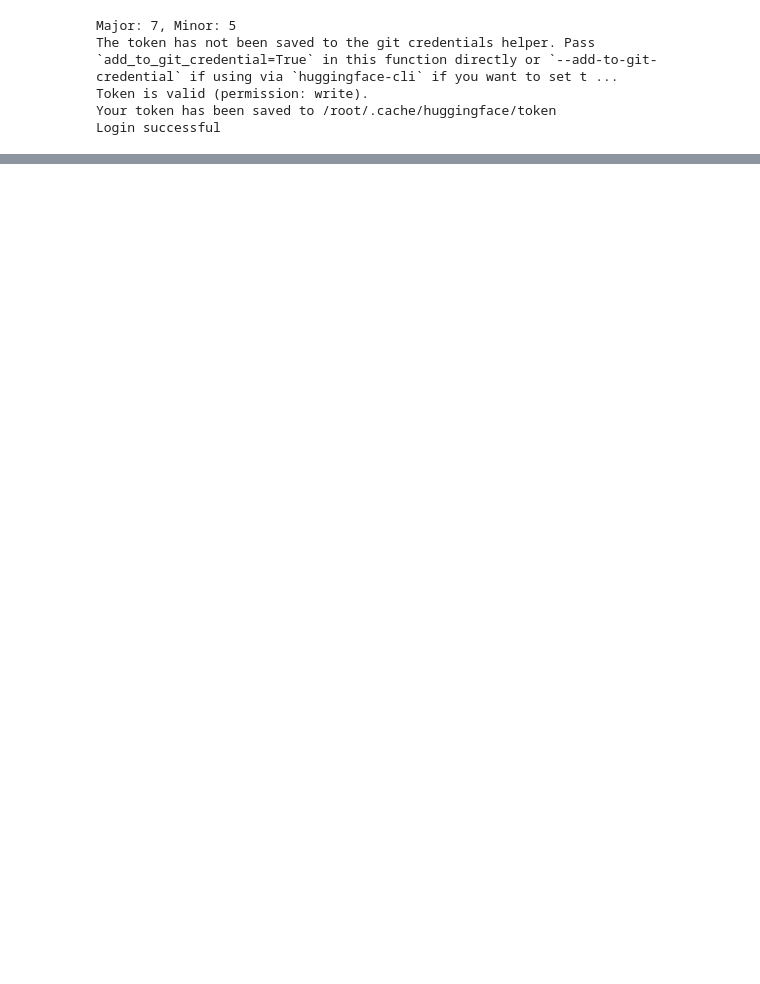
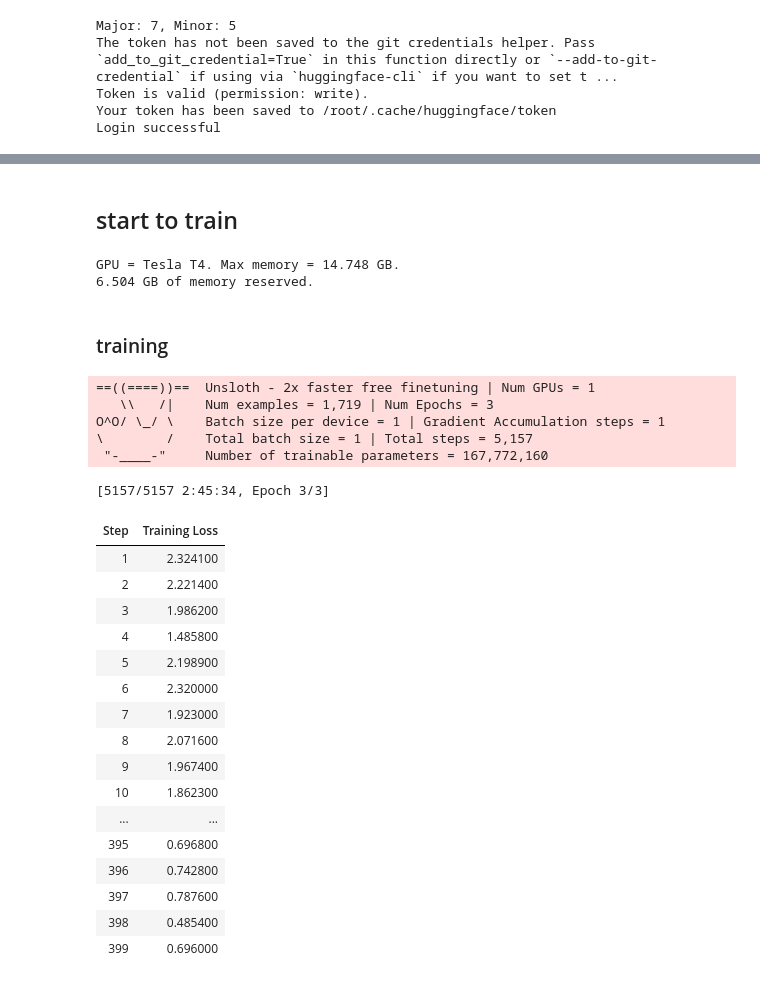
Before and after one commit to zhe0/prac, a Jupyter notebook: finetuning_llama3.1_on_classify_task.ipynb, the cells around one changed output, grey strips where cells are left out. Saved outputs shown, nothing was run; the diff lists cells and outputs as text; code cells hidden in the pictures; blank space fills up the shorter version.

```diff
--- a/finetuning_llama3.1_on_classify_task.ipynb
+++ b/finetuning_llama3.1_on_classify_task.ipynb
@@ -104,0 +1011,76 @@ print(response['message']['content'])
+# %% [markdown]
+## start to train
+# %%
+from trl import SFTTrainer
+from transformers import TrainingArguments
+from unsloth import is_bfloat16_supported
+
+batch_size=1 #size 16 @ rank8 、 size 17 @ rank16 、 size 17 @ rank32  、 size 14 @ rank64
+gradient_accum=1
+lr=1e-5
+packing=True # Can make training 5x faster for short sequences.
+# %%
+trainer = SFTTrainer(
+    model = model,
+    tokenizer = tokenizer,
+    train_dataset = my_dataset,
+    # eval_dataset = my_dataset,
+    dataset_text_field = "text",
+    max_seq_length = max_seq_length,
+    dataset_num_proc = os.cpu_count(),
+    packing = packing,
+    args = TrainingArguments(
+        per_device_train_batch_size = batch_size,
+        gradient_accumulation_steps = gradient_accum,
+        # warmup_steps = 5,
+        num_train_epochs = 3, # Set this for 1 full training run.
+        # max_steps = 60,
+        learning_rate = lr,
+        fp16 = not is_bfloat16_supported(),
+        bf16 = is_bfloat16_supported(),
+        logging_steps = 1,
+        optim = "adamw_8bit",
+        weight_decay = 0.01,
+        lr_scheduler_type = "linear",
+        seed = seed,
+        output_dir = "outputs",
+    ),
+)
+# %%
+#@title Show current memory stats
+gpu_stats = torch.cuda.get_device_properties(0)
+start_gpu_memory = round(torch.cuda.max_memory_reserved() / 1024 / 1024 / 1024, 3)
+max_memory = round(gpu_stats.total_memory / 1024 / 1024 / 1024, 3)
+print(f"GPU = {gpu_stats.name}. Max memory = {max_memory} GB.")
+print(f"{start_gpu_memory} GB of memory reserved.")
+# %% [output]
+GPU = Tesla T4. Max memory = 14.748 GB.
+6.504 GB of memory reserved.
+# %% [markdown]
+### training
+# %%
+trainer_stats = trainer.train() #resume_from_checkpoint=True
+# %% [output]
+==((====))==  Unsloth - 2x faster free finetuning | Num GPUs = 1
+   \\   /|    Num examples = 1,719 | Num Epochs = 3
+O^O/ \_/ \    Batch size per device = 1 | Gradient Accumulation steps = 1
+\        /    Total batch size = 1 | Total steps = 5,157
+ "-____-"     Number of trainable parameters = 167,772,160
+[5157/5157 2:45:34, Epoch 3/3]
+| Step | Training Loss |
+| 1 | 2.324100 |
+| 2 | 2.221400 |
+| 3 | 1.986200 |
+| 4 | 1.485800 |
+| 5 | 2.198900 |
+| 6 | 2.320000 |
+| 7 | 1.923000 |
+| 8 | 2.071600 |
+| 9 | 1.967400 |
+| 10 | 1.862300 |
+| ... | ... |
+| 395 | 0.696800 |
+| 396 | 0.742800 |
+| 397 | 0.787600 |
+| 398 | 0.485400 |
+| 399 | 0.696000 |
```
Also changed, not shown: parts of 36 cells of this notebook.
